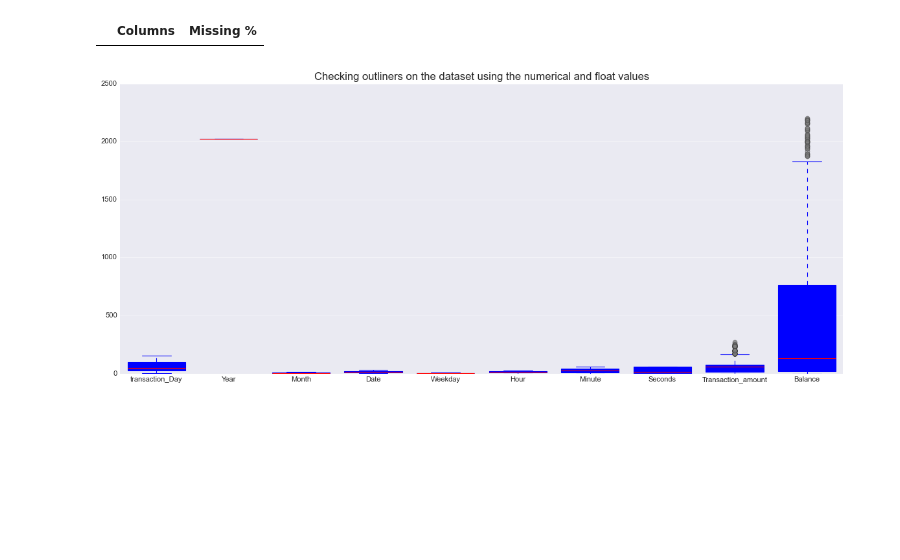
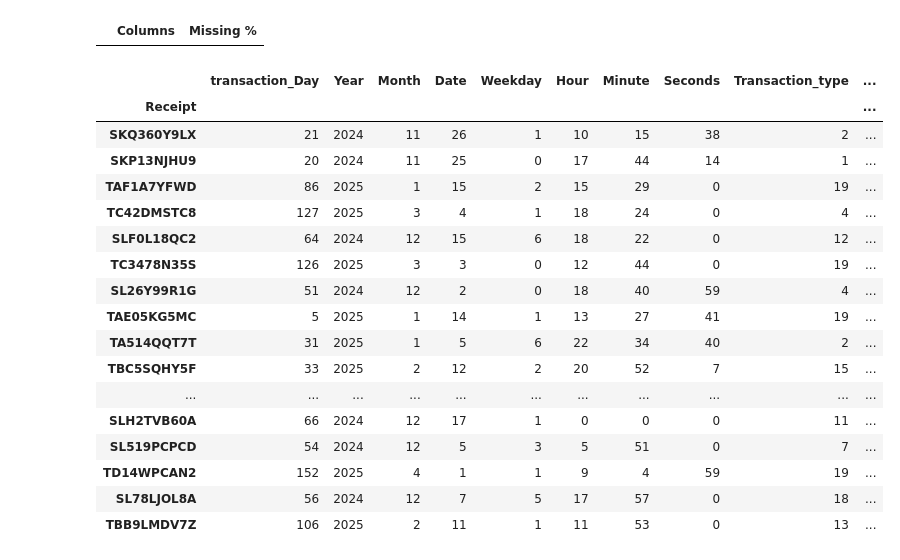
Before and after one commit to Brian342/JupyterNoteBook, a Jupyter notebook: Mpesa.ipynb, the cells around one changed output. Drawn from its saved outputs; the diff is of its cells as text; code cells hidden in the pictures; blank space fills up the shorter version.

```diff
--- a/Mpesa.ipynb
+++ b/Mpesa.ipynb
@@ -836,14 +836,40 @@ missing_values(clean_data)
 # %% [output]
 |  | Columns | Missing % |
 # %%
-boxcolumns = clean_data.select_dtypes(include=['int', 'float'])
-plt.figure(figsize=(18, 7))
-sns.boxplot(data=boxcolumns, patch_artist=True, boxprops=dict(facecolor='lightblue', color='blue'),
-             medianprops=dict(color='red'), whiskerprops=dict(color='blue'), capprops=dict(color='blue'),
-              flierprops=dict(marker='o', color='grey', alpha=0.5))
-plt.title("Checking outliners on the dataset using the numerical and float values", fontsize=15)
-plt.xticks(fontsize=10)
-plt.yticks(fontsize=10)
-plt.show()
+# encoding the dataset
+from sklearn.preprocessing import LabelEncoder
+def encoding_category_columns(df: pd.DataFrame, encoding_type: str = 'label') -> pd.DataFrame:
+    df_encoding = df.copy()
+    category_columns = df_encoding.select_dtypes(include='category').columns
+
+    if encoding_type == 'label':
+        for columns in category_columns:
+            label_enc = LabelEncoder()
+            df_encoding[columns] = label_enc.fit_transform(df_encoding[columns])
+    elif encoding_type == 'onehot':
+        df_encoding = pd.get_dummies(df_encoding, columns=category_columns, drop_first=True)
+    else:
+        print('Unsupported encoding use Label or Onehot!')
+    return df_encoding
-# %% [output]
-[figure, removed]
+# %%
+df_encoding = encoding_category_columns(clean_data, encoding_type='label')
+df_encoding.sample(20)
+# %% [output]
+|  | transaction_Day | Year | Month | Date | Weekday | Hour | Minute | Seconds | Transaction_type | ... |
+| Receipt |  |  |  |  |  |  |  |  |  | ... |
+| SKQ360Y9LX | 21 | 2024 | 11 | 26 | 1 | 10 | 15 | 38 | 2 | ... |
+| SKP13NJHU9 | 20 | 2024 | 11 | 25 | 0 | 17 | 44 | 14 | 1 | ... |
+| TAF1A7YFWD | 86 | 2025 | 1 | 15 | 2 | 15 | 29 | 0 | 19 | ... |
+| TC42DMSTC8 | 127 | 2025 | 3 | 4 | 1 | 18 | 24 | 0 | 4 | ... |
+| SLF0L18QC2 | 64 | 2024 | 12 | 15 | 6 | 18 | 22 | 0 | 12 | ... |
+| TC3478N35S | 126 | 2025 | 3 | 3 | 0 | 12 | 44 | 0 | 19 | ... |
+| SL26Y99R1G | 51 | 2024 | 12 | 2 | 0 | 18 | 40 | 59 | 4 | ... |
+| TAE05KG5MC | 5 | 2025 | 1 | 14 | 1 | 13 | 27 | 41 | 19 | ... |
+| TA514QQT7T | 31 | 2025 | 1 | 5 | 6 | 22 | 34 | 40 | 2 | ... |
+| TBC5SQHY5F | 33 | 2025 | 2 | 12 | 2 | 20 | 52 | 7 | 15 | ... |
+| ... | ... | ... | ... | ... | ... | ... | ... | ... | ... | ... |
+| SLH2TVB60A | 66 | 2024 | 12 | 17 | 1 | 0 | 0 | 0 | 11 | ... |
+| SL519PCPCD | 54 | 2024 | 12 | 5 | 3 | 5 | 51 | 0 | 7 | ... |
+| TD14WPCAN2 | 152 | 2025 | 4 | 1 | 1 | 9 | 4 | 59 | 19 | ... |
+| SL78LJOL8A | 56 | 2024 | 12 | 7 | 5 | 17 | 57 | 0 | 18 | ... |
+| TBB9LMDV7Z | 106 | 2025 | 2 | 11 | 1 | 11 | 53 | 0 | 13 | ... |
```
